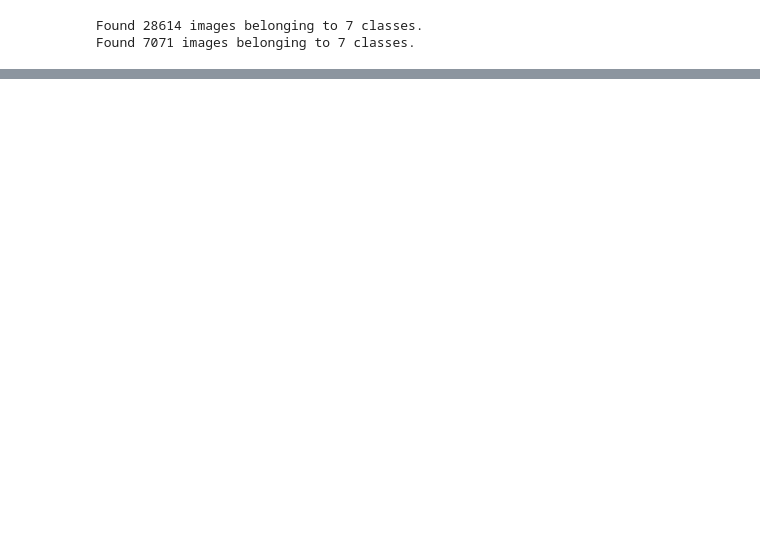
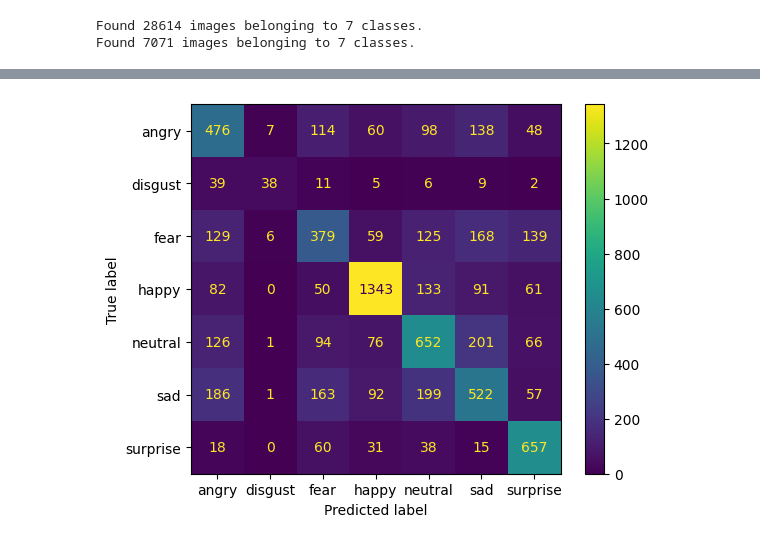
Before and after one commit to KayM586/EmotionRecognition, a Jupyter notebook: preProcessing.ipynb, the cells around one changed output, grey strips where cells are left out. Drawn from its saved outputs; the diff is of its cells as text; code cells hidden in the pictures; blank space fills up the shorter version.

Commit message:
confusionMatrix

```diff
--- a/preProcessing.ipynb
+++ b/preProcessing.ipynb
@@ -128,0 +127,13 @@ Test Accuracy: 0.5864799618721008
+# %%
+from sklearn.metrics import confusion_matrix, ConfusionMatrixDisplay
+
+emotion_labels = ['angry', 'disgust', 'fear', 'happy', 'neutral', 'sad', 'surprise']
+predictions = model.predict(test_generator)
+predicted_classes = np.argmax(predictions, axis=1)
+true_classes = test_generator.classes
+
+confusion_mtx = confusion_matrix(true_classes, predicted_classes)
+disp = ConfusionMatrixDisplay(confusion_matrix = confusion_mtx, display_labels = emotion_labels)
+disp.plot()
+plt.show()
+# %% [output]
@@ -128,0 +141 @@ Test Accuracy: 0.5864799618721008
+[figure, added]
```
Also changed, not shown: parts of 5 cells of this notebook, 1 other file.
